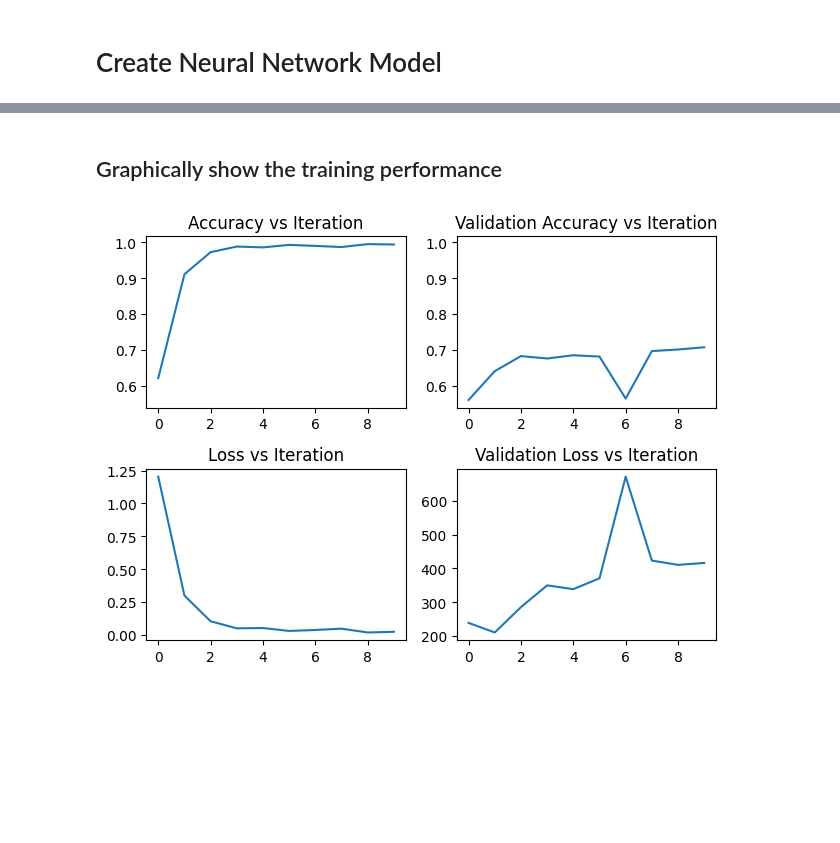
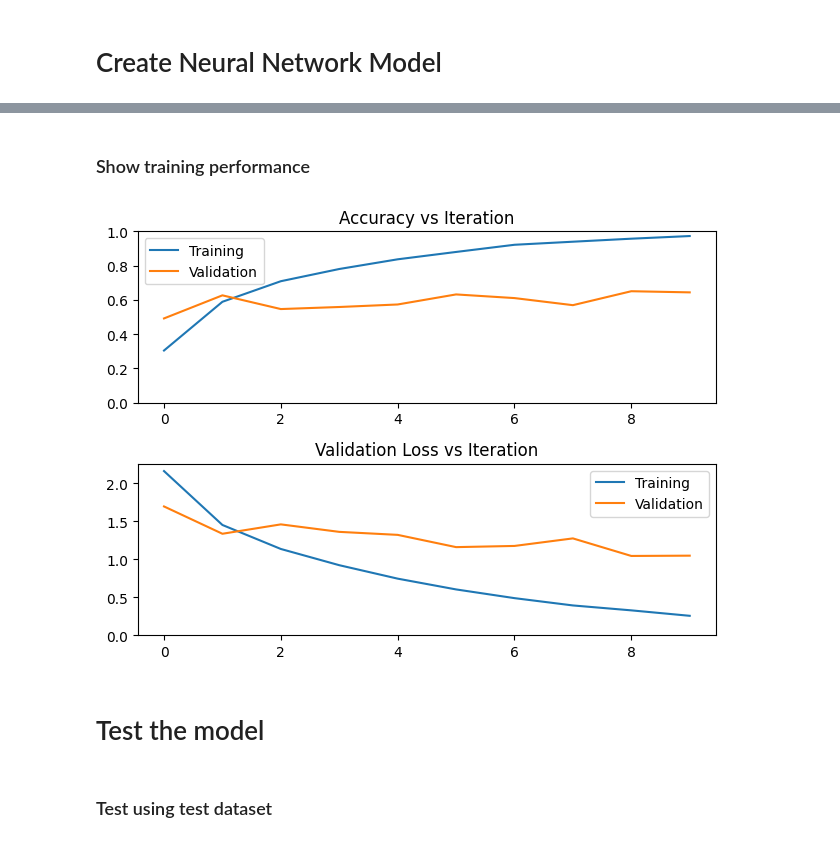
Before and after one commit to AhmadJanjua/Vegetable_Classifier, a Jupyter notebook: Veggie_CNN.ipynb, the cells around one changed output, grey strips where cells are left out. Drawn from its saved outputs; the diff is of its cells as text; code cells hidden in the pictures; blank space fills up the shorter version.

Commit message:
Completed Network
- Added images I took for testing.
- Finished CNN model and output
- Updated ReadMe.md

```diff
--- a/Veggie_CNN.ipynb
+++ b/Veggie_CNN.ipynb
@@ -135,15 +132,21 @@ test_one_hot = tf.one_hot(test_lab, 15)
 # %%
-# Layer architecture will be sequential
-
+# using sequential model
 model = models.Sequential([
+    # Feature Extraction - convolution -> pool
     layers.Conv2D(filters=32, kernel_size=(3, 3), activation='relu', input_shape=(224, 224, 3)),
-    layers.MaxPooling2D((2, 2)),
+    layers.MaxPooling2D((3, 3)),
     layers.Conv2D(filters=64, kernel_size=(3, 3), activation='relu'),
     layers.MaxPooling2D((2, 2)),
+
+    # Flattening layer
     layers.Flatten(),
-    layers.Dense(64, activation='relu'),
+
+    # Dense layers
+    layers.Dense(64, activation='sigmoid'),
+    layers.Dropout(0.3),
     layers.Dense(15, activation='softmax')
 ])
 
+# display the summary of the model
 model.summary()
 # %% [output]
@@ -167,12 +172,10 @@ _________________________________________________________________
 # %%
 # configure the model for training
-model.compile(optimizer='adam',
-              loss='categorical_crossentropy',
+model.compile(optimizer=tf.keras.optimizers.Adam(learning_rate=0.0004),
+              loss= 'categorical_crossentropy',
               metrics=['accuracy'])
 
 # train the model and save the history of training
-history = model.fit(train_img, train_one_hot,
-                    validation_data=(valid_img, valid_one_hot),
-                    epochs=10)
+history = model.fit(train_img, train_one_hot, validation_data=(valid_img, valid_one_hot), epochs=10)
 # %% [output]
 Epoch 1/10
@@ -198,26 +201,33 @@ Epoch 10/10
 # %% [markdown]
-## Graphically show the training performance
+### Show training performance
 # %%
-fig, axs = plt.subplots(2,2)
+fig, axs = plt.subplots(2,1)
 
 # Create accuracy plot
-axs[0][0].plot(history.history['accuracy'])
-axs[0][0].set_title("Accuracy vs Iteration")
+axs[0].plot(history.history['accuracy'], label="Training")
+axs[0].set_title("Accuracy vs Iteration")
 
 # Create Validation Accuracy plot
-axs[0][1].plot(history.history['val_accuracy'])
-axs[0][1].set_title("Validation Accuracy vs Iteration")
+axs[0].plot(history.history['val_accuracy'], label="Validation")
+axs[0].set_title("Accuracy vs Iteration")
 
-axs[0][1].get_shared_y_axes().join(axs[0][1], axs[0][0])
+axs[0].legend(loc='upper left')
+axs[0].set_ylim([0,1])
 
 # Create loss plot
-axs[1][0].plot(history.history['loss'])
-axs[1][0].set_title("Loss vs Iteration")
+axs[1].plot(history.history['loss'], label="Training")
+axs[1].set_title("Loss vs Iteration")
 
 # Create Validation loss plot
-axs[1][1].plot(history.history['val_loss'])
-axs[1][1].set_title("Validation Loss vs Iteration")
+axs[1].plot(history.history['val_loss'], label="Validation")
+axs[1].set_title("Validation Loss vs Iteration")
+axs[1].legend(loc='upper right')
+axs[1].set_ylim(ymin=0)
 
 fig.tight_layout()
 # %% [output]
-[figure, old version]
+[figure, new version]
+# %% [markdown]
+# Test the model
+# %% [markdown]
+### Test using test dataset
```
Also changed, not shown: parts of 20 cells of this notebook, 8 other files.
